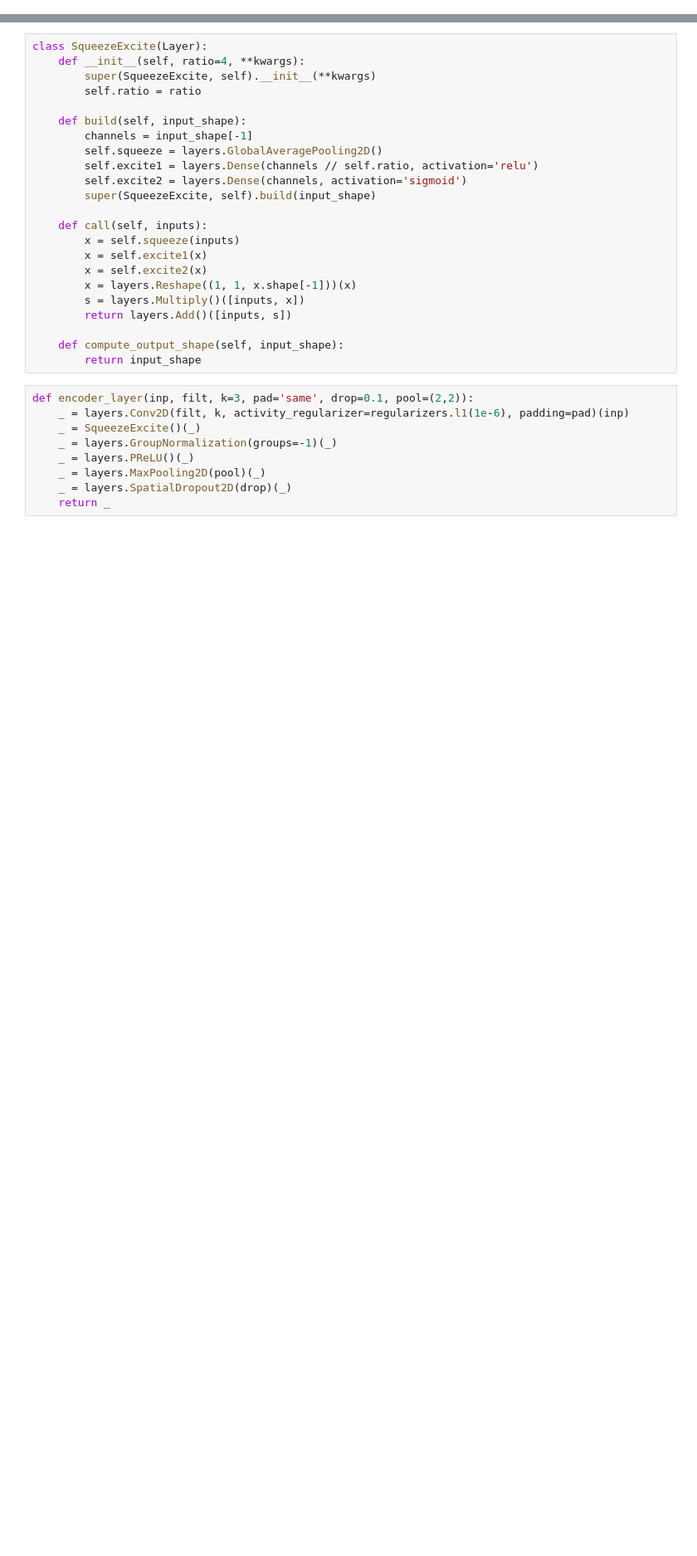
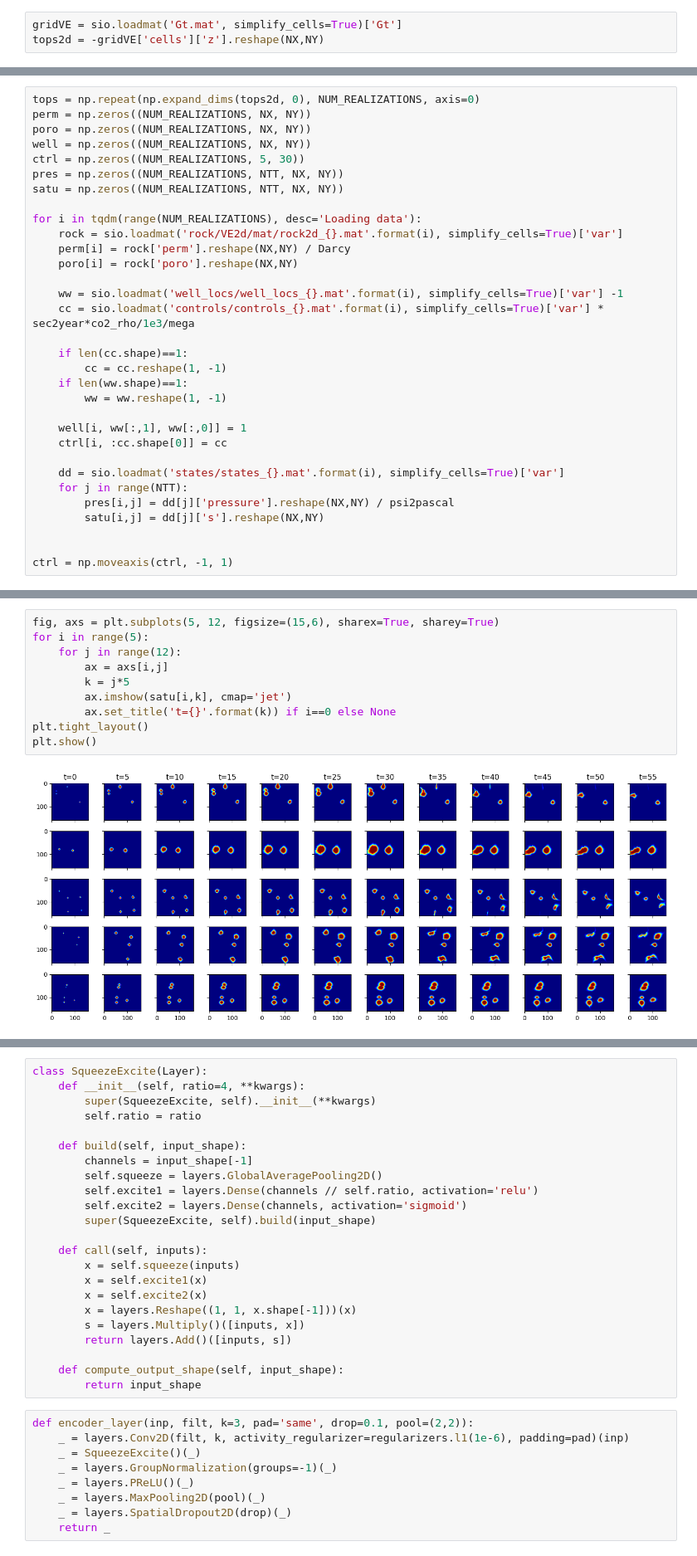
Before and after one commit to misaelmmorales/Placement-Control-Optim-CO2, a Jupyter notebook: SlopingAquifer/slopingaquifer.ipynb, the cells around one changed output, grey strips where cells are left out. Shown at 83% size. Cells and saved outputs as stored; diff of their text form; blank space fills up the shorter version.

```diff
--- a/SlopingAquifer/slopingaquifer.ipynb
+++ b/SlopingAquifer/slopingaquifer.ipynb
@@ -32,3 +38,6 @@ MONITOR = 10
+# %%
+gridVE = sio.loadmat('Gt.mat', simplify_cells=True)['Gt']
+tops2d = -gridVE['cells']['z'].reshape(NX,NY)
 # %%
 X_data = np.zeros((NUM_REALIZATIONS, X_CHANNELS, NX, NY))
 c_data = np.zeros((NUM_REALIZATIONS, 5, 30))
@@ -59,0 +74,32 @@ y1: (100, 30, 160, 160, 2) | y2: (100, 30, 160, 160, 2)
+# %%
+tops = np.repeat(np.expand_dims(tops2d, 0), NUM_REALIZATIONS, axis=0)
+perm = np.zeros((NUM_REALIZATIONS, NX, NY))
+poro = np.zeros((NUM_REALIZATIONS, NX, NY))
+well = np.zeros((NUM_REALIZATIONS, NX, NY))
+ctrl = np.zeros((NUM_REALIZATIONS, 5, 30))
+pres = np.zeros((NUM_REALIZATIONS, NTT, NX, NY))
+satu = np.zeros((NUM_REALIZATIONS, NTT, NX, NY))
+
+for i in tqdm(range(NUM_REALIZATIONS), desc='Loading data'):
+    rock = sio.loadmat('rock/VE2d/mat/rock2d_{}.mat'.format(i), simplify_cells=True)['var']
+    perm[i] = rock['perm'].reshape(NX,NY) / Darcy
+    poro[i] = rock['poro'].reshape(NX,NY)
+
+    ww = sio.loadmat('well_locs/well_locs_{}.mat'.format(i), simplify_cells=True)['var'] -1
+    cc = sio.loadmat('controls/controls_{}.mat'.format(i), simplify_cells=True)['var'] * sec2year*co2_rho/1e3/mega
+
+    if len(cc.shape)==1:
+        cc = cc.reshape(1, -1)
+    if len(ww.shape)==1:
+        ww = ww.reshape(1, -1)
+
+    well[i, ww[:,1], ww[:,0]] = 1
+    ctrl[i, :cc.shape[0]] = cc
+
+    dd = sio.loadmat('states/states_{}.mat'.format(i), simplify_cells=True)['var']
+    for j in range(NTT):
+        pres[i,j] = dd[j]['pressure'].reshape(NX,NY) / psi2pascal
+        satu[i,j] = dd[j]['s'].reshape(NX,NY)
+
+
+ctrl = np.moveaxis(ctrl, -1, 1)
@@ -59,0 +110,12 @@ y1: (100, 30, 160, 160, 2) | y2: (100, 30, 160, 160, 2)
+# %%
+fig, axs = plt.subplots(5, 12, figsize=(15,6), sharex=True, sharey=True)
+for i in range(5):
+    for j in range(12):
+        ax = axs[i,j]
+        k = j*5
+        ax.imshow(satu[i,k], cmap='jet')
+        ax.set_title('t={}'.format(k)) if i==0 else None
+plt.tight_layout()
+plt.show()
+# %% [output]
+[figure, added]
```
Also changed, not shown: parts of 9 cells of this notebook.
